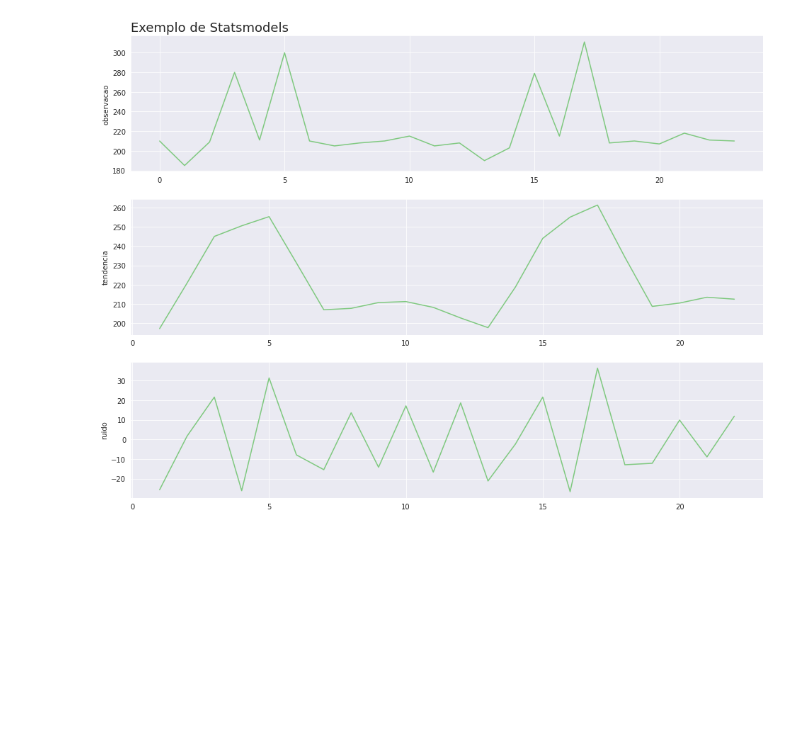
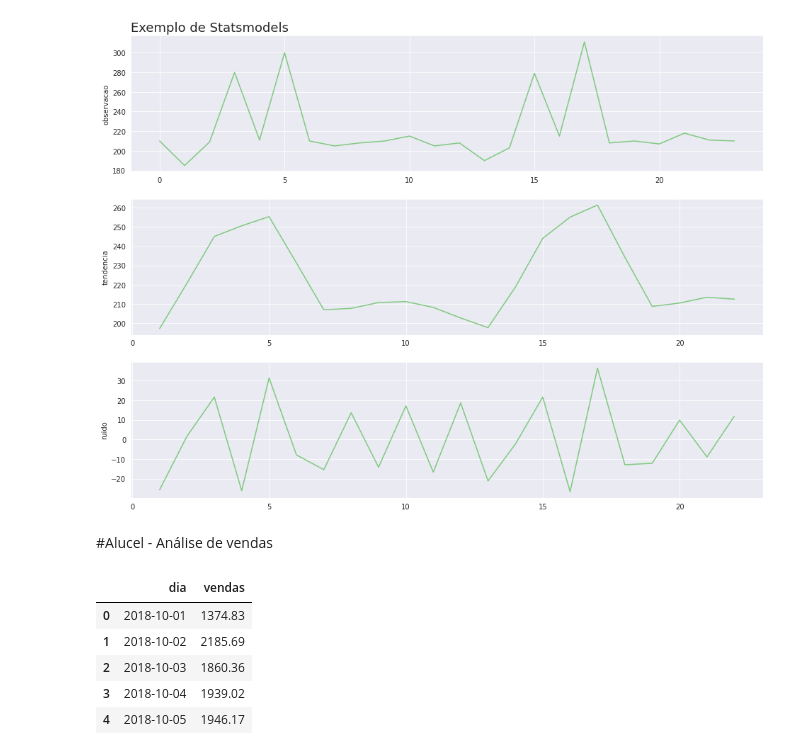
Before and after one commit to erikamarchi/data-science-introducao-a-analise-de-series-temporais, a Jupyter notebook: SeriesTemporais.ipynb, the cells around one changed output. Drawn from its saved outputs; the diff is of its cells as text; code cells hidden in the pictures; blank space fills up the shorter version.

```diff
--- a/SeriesTemporais.ipynb
+++ b/SeriesTemporais.ipynb
@@ -459,3 +459,15 @@ plot_comparacao(resultado.index, 'observacao', 'tendencia', 'sazonalidade', resu
 plot_comparacao(resultado.index, 'observacao', 'tendencia', 'ruido', resultado, 'Exemplo de Statsmodels')
 # %% [output]
 [figure]
+# %% [markdown]
+#Alucel - Análise de vendas
+# %%
+alucel = pd.read_csv('alucel.csv')
+alucel.head()
+# %% [output]
+|  | dia | vendas |
+| 0 | 2018-10-01 | 1374.83 |
+| 1 | 2018-10-02 | 2185.69 |
+| 2 | 2018-10-03 | 1860.36 |
+| 3 | 2018-10-04 | 1939.02 |
+| 4 | 2018-10-05 | 1946.17 |
```
Also changed, not shown: parts of 4 cells of this notebook.
